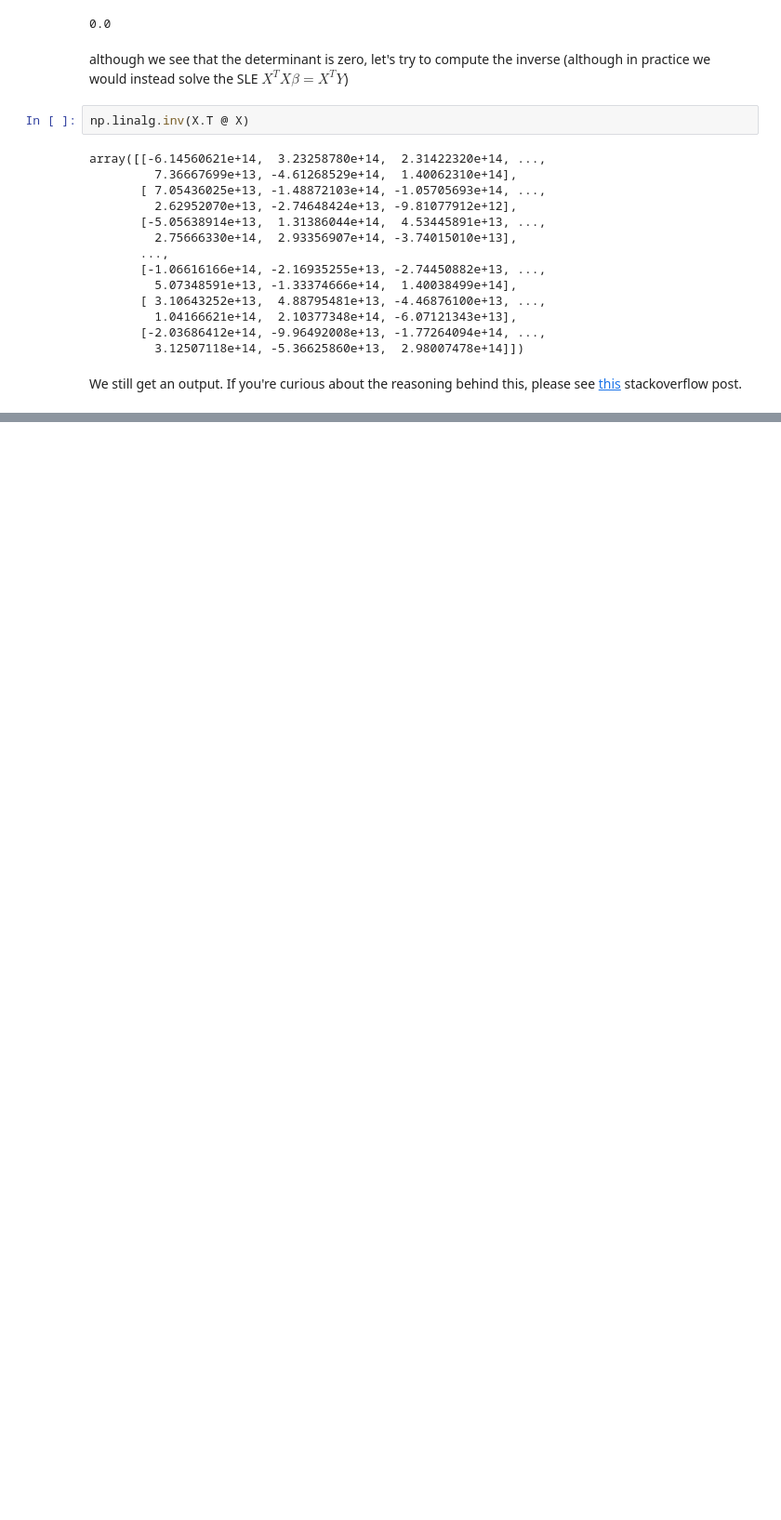
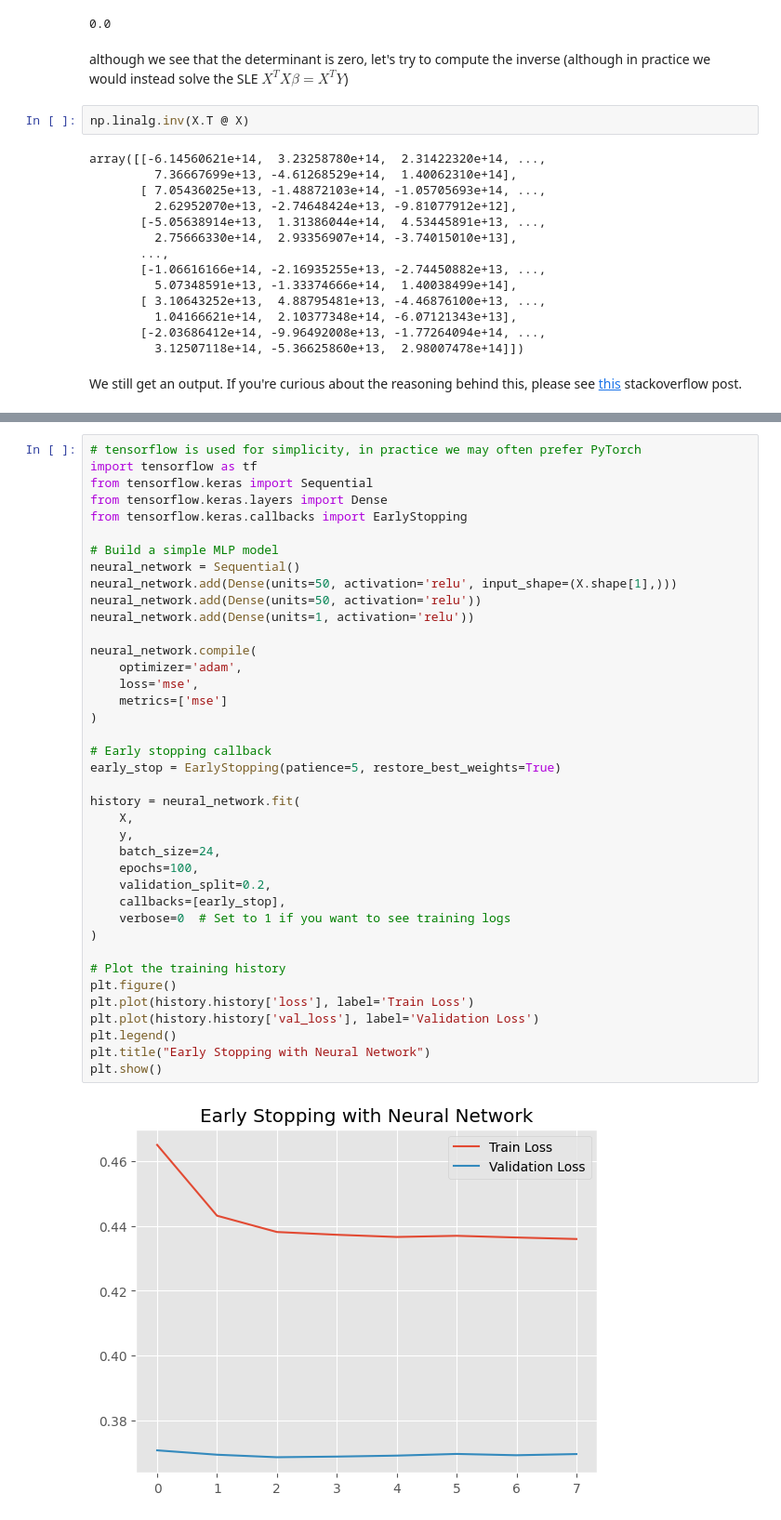
Before and after one commit to HaykTarkhanyan/lecture_sl_python_sols, a Jupyter notebook: python_sol_regularization_1.ipynb, the cells around one changed output, grey strips where cells are left out. Shown: that part at 93% size. Drawn from its saved outputs; the diff is of its cells as text; blank space fills up the shorter version.

```diff
--- a/python_sol_regularization_1.ipynb
+++ b/python_sol_regularization_1.ipynb
@@ -287,0 +322,41 @@ Failed to invert (X^T X). Error from np.linalg.solve: Singular matrix
+# %%
+# tensorflow is used for simplicity, in practice we may often prefer PyTorch
+import tensorflow as tf
+from tensorflow.keras import Sequential
+from tensorflow.keras.layers import Dense
+from tensorflow.keras.callbacks import EarlyStopping
+
+# Build a simple MLP model
+neural_network = Sequential()
+neural_network.add(Dense(units=50, activation='relu', input_shape=(X.shape[1],)))
+neural_network.add(Dense(units=50, activation='relu'))
+neural_network.add(Dense(units=1, activation='relu'))
+
+neural_network.compile(
+    optimizer='adam',
+    loss='mse',
+    metrics=['mse']
+)
+
+# Early stopping callback
+early_stop = EarlyStopping(patience=5, restore_best_weights=True)
+
+history = neural_network.fit(
+    X,
+    y,
+    batch_size=24,
+    epochs=100,
+    validation_split=0.2,
+    callbacks=[early_stop],
+    verbose=0  # Set to 1 if you want to see training logs
+)
+
+# Plot the training history
+plt.figure()
+plt.plot(history.history['loss'], label='Train Loss')
+plt.plot(history.history['val_loss'], label='Validation Loss')
+plt.legend()
+plt.title("Early Stopping with Neural Network")
+plt.show()
+# %% [output]
+[figure, added]
```
Also changed, not shown: parts of 20 cells of this notebook.
